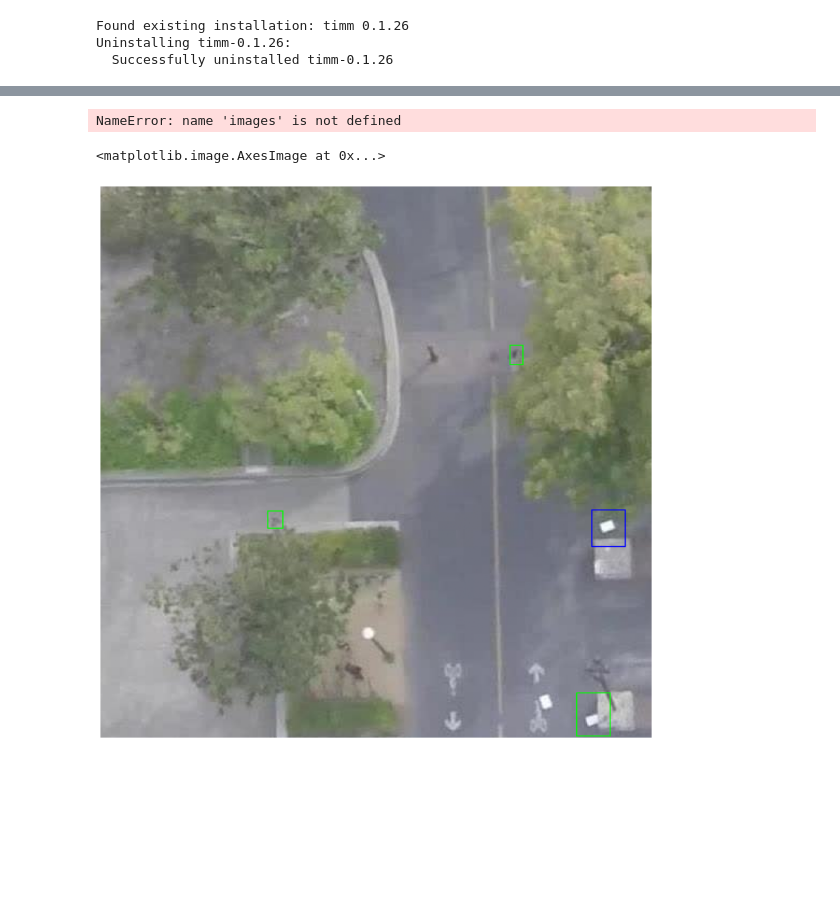
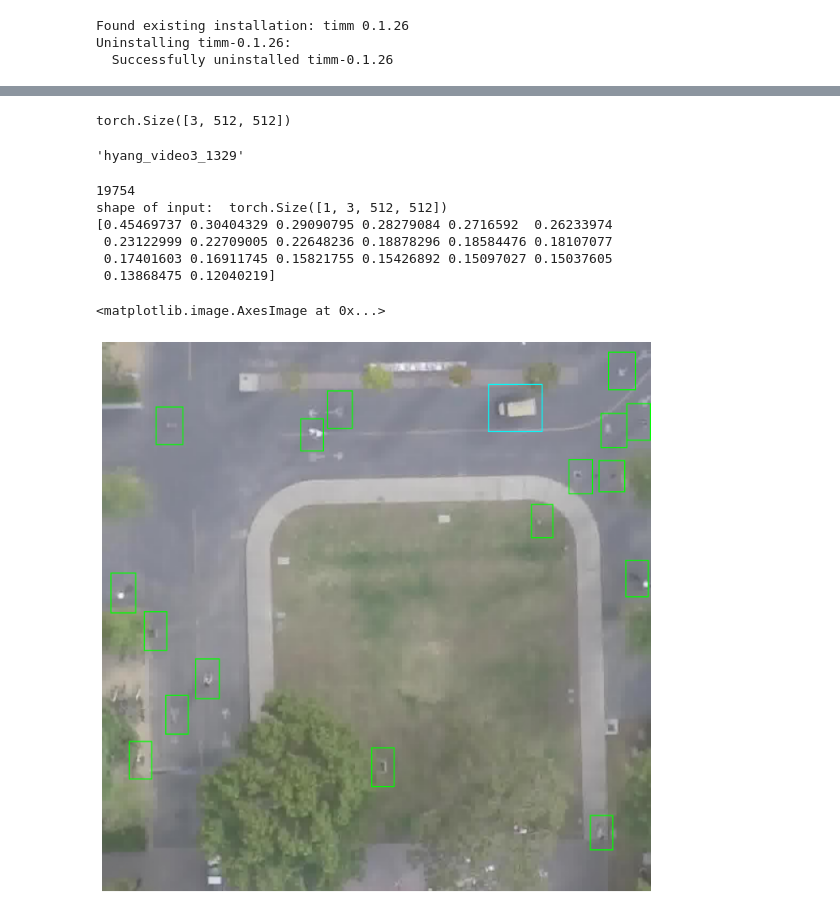
Before and after one commit to altimerk/stanford_drone_segmentation, a Jupyter notebook: effdet_inference_stanford.ipynb, the cells around one changed output, grey strips where cells are left out. Saved outputs shown, nothing was run; the diff lists cells and outputs as text; code cells hidden in the pictures; blank space fills up the shorter version.

```diff
--- a/effdet_inference_stanford.ipynb
+++ b/effdet_inference_stanford.ipynb
@@ -85,8 +84,8 @@ label_colors = {
 #     df = pickle.load(f)
 # %%
 transforms =  A.Compose([
-#                 A.RandomSizedCrop(min_max_height=(800, 800), height=1024, width=1024, p=1),
-            A.RandomCrop(512, 512),
+                A.RandomSizedCrop(min_max_height=(1024, 1024), height=512, width=512, p=1),
+#             A.RandomCrop(512, 512),
 #             A.Resize(height=512, width=512, p=1.0),
             ToTensorV2(p=1.0),
         ], p=1.0)
@@ -102,6 +101,10 @@ class DatasetRetriever(Dataset):
         image_id = self.image_ids[index]
         image = cv2.imread(f'{DATA_ROOT_PATH}/{image_id}.jpg', cv2.IMREAD_COLOR)
         image = cv2.cvtColor(image, cv2.COLOR_BGR2RGB).astype(np.float32)
+        if image.shape[0]<1024:
+            image = image[:image.shape[0],:image.shape[0]]
+            image = cv2.resize(image, (1024,1024))
+
         image /= 255.0
         if self.transforms:
             sample = transforms(image=image)
@@ -130,7 +155,7 @@ data_loader = DataLoader(
 )
 # %%
 def load_net(checkpoint_path):
-    config = get_efficientdet_config('tf_efficientdet_d0')
+    config = get_efficientdet_config('tf_efficientdet_d1')
     net = EfficientDet(config, pretrained_backbone=False)
 
     config.num_classes = 6
@@ -148,13 +173,7 @@ def load_net(checkpoint_path):
     return net.cuda()
 
 
-net = load_net('effdet0_loss_055_state_dict.pt')
+net = load_net('effdet1_loss_1_42_batch12_state_dict.pt')
-# %%
-images = torch.stack(images).cuda().float()
-with torch.no_grad():
-        det = net(images, torch.tensor([1]*images.shape[0]).float().cuda())
-# %% [output]
-NameError: name 'images' is not defined
 # %%
 def make_predictions(images, score_threshold=0.12):
     images = torch.stack(images).cuda().float()
@@ -183,26 +203,45 @@ def run_wbf(predictions, image_index, image_size=512, iou_thr=0.12, skip_box_thr
     boxes, scores, labels = weighted_boxes_fusion(boxes, scores, labels, weights=None, iou_thr=iou_thr, skip_box_thr=skip_box_thr)
     boxes = boxes*(image_size-1)
     return boxes, scores, labels
+# %%
+images[0].shape
+# %% [output]
+torch.Size([3, 512, 512])
+# %%
+dataset.image_ids[157394]
+# %% [output]
+'hyang_video3_1329'
 # %%
-import matplotlib.pyplot as plt
 
-for j, (images,image_ids) in enumerate(data_loader):
-    break
-predictions,det = make_predictions(images)
+# for j, (images,image_ids) in enumerate(data_loader):
+#     print(image_ids)
+#     break
+k = random.randint(1,200000)
+print(k)
+images, image_id = dataset[k]
+images = (images,)
+predictions,det = make_predictions(images,0.01)
 
 i = 0
 sample = images[i].permute(1,2,0).cpu().numpy()
 
 boxes, scores, labels = run_wbf(predictions, image_index=i)
+print(scores)
 boxes = boxes.astype(np.int32).clip(min=0, max=511)
 
-fig, ax = plt.subplots(1, 1, figsize=(20, 16))
+fig, ax = plt.subplots(1, 1, figsize=(16, 12))
 
 for box,label in zip(boxes,labels):
     cv2.rectangle(sample, (box[0], box[1]), (box[2], box[3]), label_colors[label], 1)
 
 ax.set_axis_off()
 ax.imshow(sample)
 # %% [output]
-<matplotlib.image.AxesImage at 0x...>
+19754
+shape of input:  torch.Size([1, 3, 512, 512])
+[0.45469737 0.30404329 0.29090795 0.28279084 0.2716592  0.26233974
+ 0.23122999 0.22709005 0.22648236 0.18878296 0.18584476 0.18107077
+ 0.17401603 0.16911745 0.15821755 0.15426892 0.15097027 0.15037605
+ 0.13868475 0.12040219]
+<matplotlib.image.AxesImage at 0x...>
-[figure, old version]
+[figure, new version]
```
Also changed, not shown: parts of 15 cells of this notebook, 6 other files.
